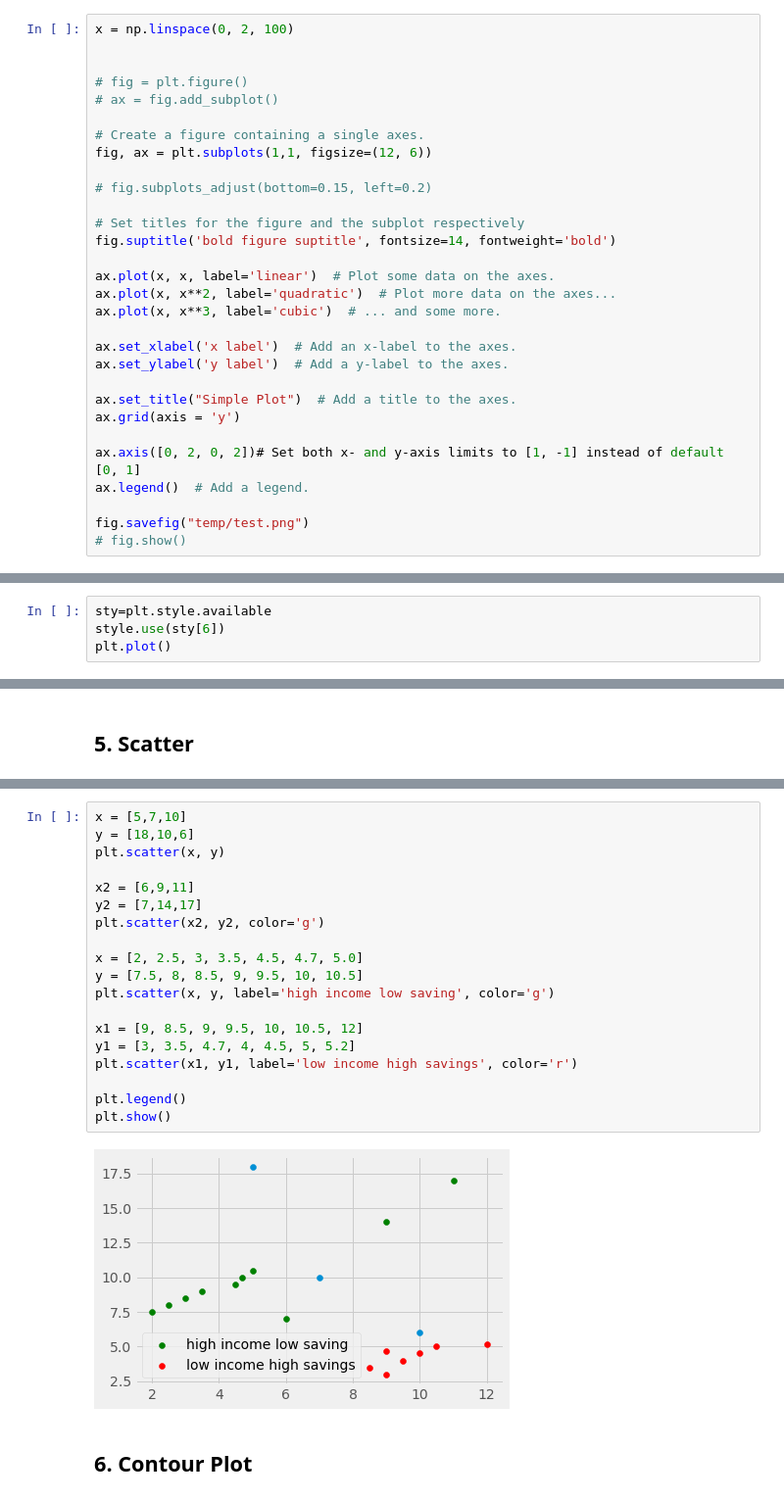
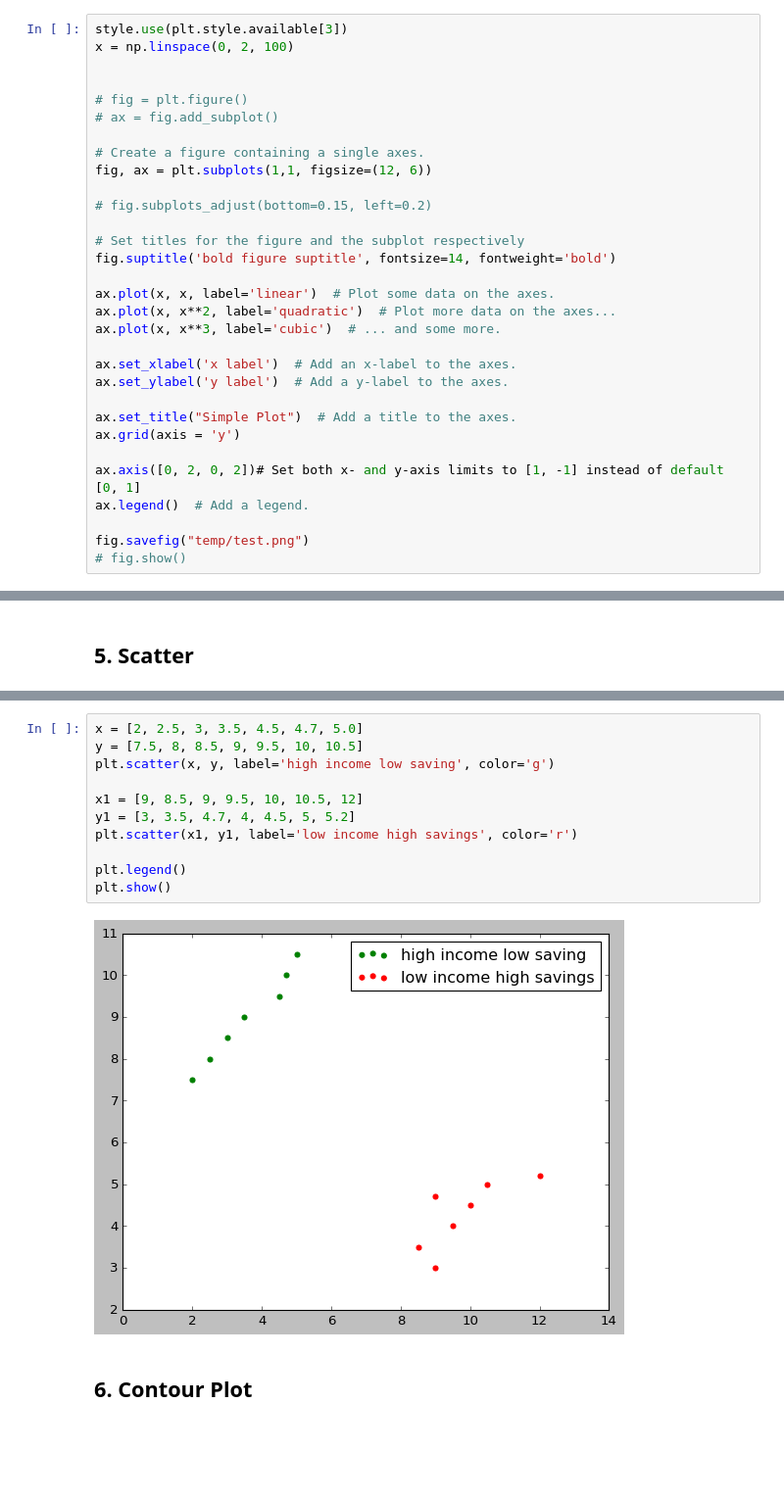
Before and after one commit to KSunnySinghRajput/Ai, a Jupyter notebook: 1.DataScience/3.a.Matplotlib-Intro.ipynb, the cells around one changed output, grey strips where cells are left out. Shown at 98% size. Saved outputs shown, nothing was run; the diff lists cells and outputs as text; blank space fills up the shorter version.

```diff
--- a/1.DataScience/3.a.Matplotlib-Intro.ipynb
+++ b/1.DataScience/3.a.Matplotlib-Intro.ipynb
@@ -89,6 +91,7 @@ plt.show()
 # %% [markdown]
 **OOP API**
 # %%
+style.use(plt.style.available[3])
 x = np.linspace(0, 2, 100)
 
 
@@ -152,4 +179,0 @@ plt.show()
-# %%
-sty=plt.style.available
-style.use(sty[6])
-plt.plot()
@@ -592,24 +696,16 @@ plt.show()
 # %%
-x = [5,7,10]
-y = [18,10,6]
-plt.scatter(x, y)
-
-x2 = [6,9,11]
-y2 = [7,14,17]
-plt.scatter(x2, y2, color='g')
-
 x = [2, 2.5, 3, 3.5, 4.5, 4.7, 5.0]
 y = [7.5, 8, 8.5, 9, 9.5, 10, 10.5]
 plt.scatter(x, y, label='high income low saving', color='g')
 
 x1 = [9, 8.5, 9, 9.5, 10, 10.5, 12]
 y1 = [3, 3.5, 4.7, 4, 4.5, 5, 5.2]
 plt.scatter(x1, y1, label='low income high savings', color='r')
 
 plt.legend()
 plt.show()
 # %% [output]
-[figure, old version]
+[figure, new version]
 # %% [markdown]
 <a id="Contour"></a>
 
```
Also changed, not shown: parts of 26 cells of this notebook, 14 other files.
